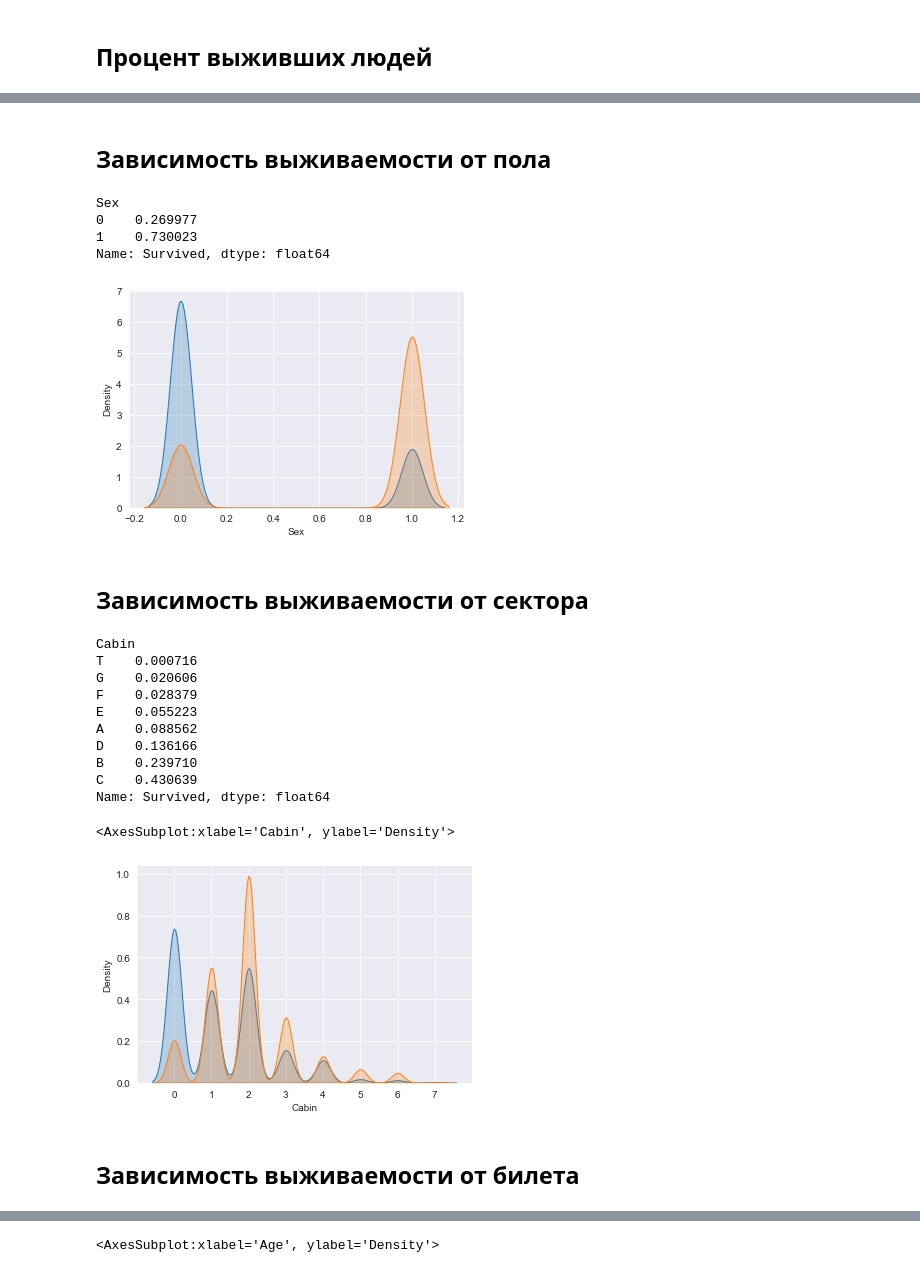
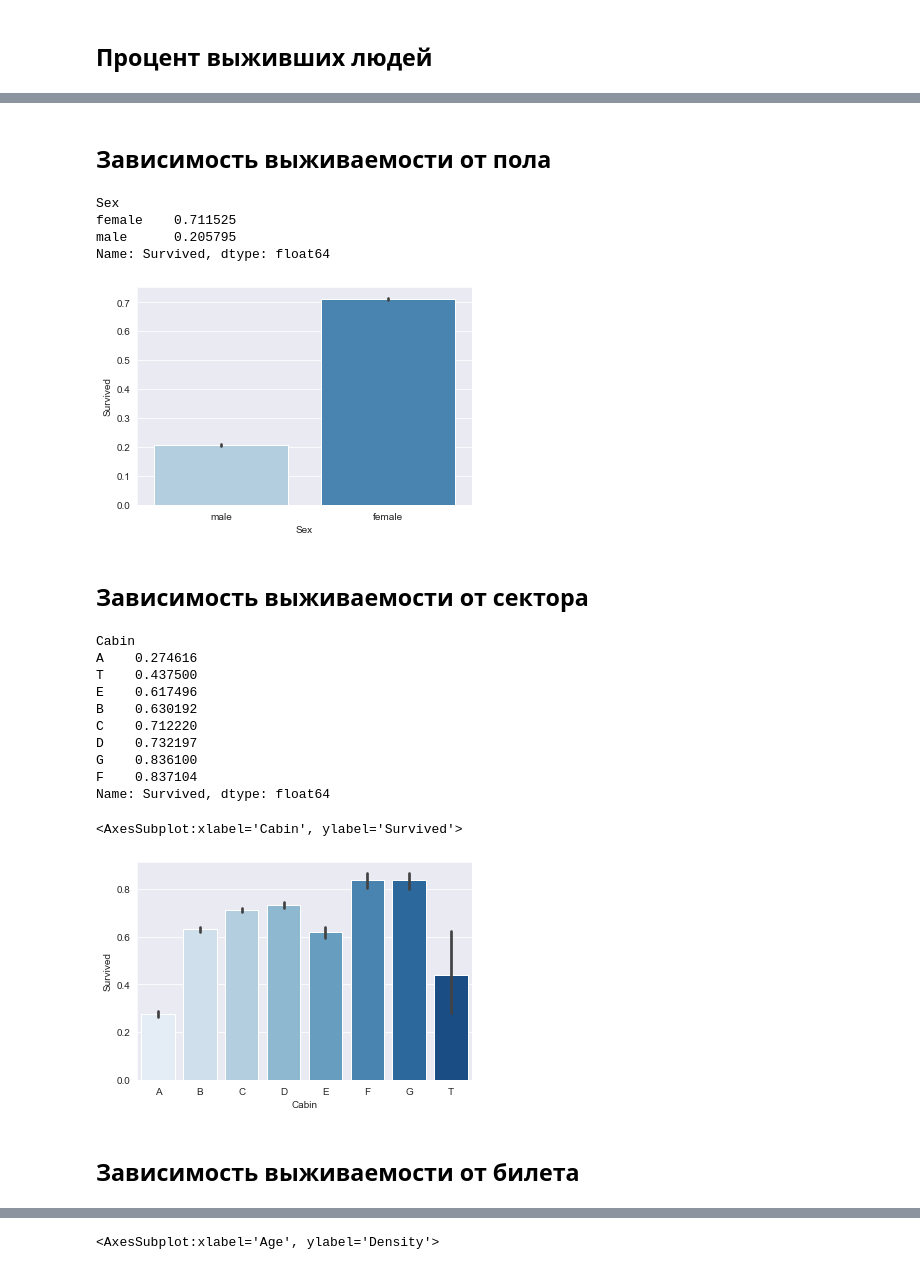
Before and after one commit to zappaz00/2_data_exploration, a Jupyter notebook: eda.ipynb, the cells around one changed output, grey strips where cells are left out. Drawn from its saved outputs; the diff is of its cells as text; code cells hidden in the pictures.

```diff
--- a/eda.ipynb
+++ b/eda.ipynb
@@ -168,45 +172,40 @@ titanic_data.Survived.sum() / titanic_data.shape[0]
 # %% [markdown]
-## Зависимость выживаемости от пола
+## Зависимость выживаемости от **пола**
 # %%
 titanic_data_sex = titanic_data.copy()
-titanic_data_sex.Sex = titanic_data_sex.Sex.replace({'male':0, 'female':1})
-sns.kdeplot(titanic_data_sex[titanic_data_sex.Survived==0].Sex, label='dead', shade=True)
-sns.kdeplot(titanic_data_sex[titanic_data_sex.Survived==1].Sex, label='alive', shade=True)
-
-titanic_data_sex.groupby('Sex').Survived.sum() / titanic_data.Survived.sum()
+sns.barplot(data=titanic_data_sex, x='Sex', y='Survived', palette = 'Blues')
+titanic_data_sex.groupby('Sex').Survived.mean()
 # %% [output]
 Sex
-0    0.269977
-1    0.730023
+female    0.711525
+male      0.205795
 Name: Survived, dtype: float64
-[figure, old version]
+[figure, new version]
 # %% [markdown]
-## Зависимость выживаемости от сектора
+## Зависимость выживаемости от **сектора**
 # %%
 titanic_data_cabin = titanic_data.copy()
 titanic_data_cabin = titanic_data_cabin[['Survived', 'Cabin']]
 titanic_data_cabin = titanic_data_cabin.dropna()
 titanic_data_cabin.Cabin = titanic_data_cabin.Cabin.apply(lambda s: s[0])
 
-titanic_data_cabin_ratio = titanic_data_cabin.groupby('Cabin').Survived.sum() / titanic_data_cabin.Survived.sum()
+titanic_data_cabin_ratio = titanic_data_cabin.groupby('Cabin').Survived.mean()
 print(titanic_data_cabin_ratio.sort_values())
 
-titanic_data_cabin.Cabin = titanic_data_cabin.Cabin.replace({'A':0, 'B':1, 'C':2, 'D':3, 'E':4, 'F':5, 'G':6, 'T':7})
-sns.kdeplot(titanic_data_cabin[titanic_data_cabin.Survived==0].Cabin, label='dead', shade=True)
-sns.kdeplot(titanic_data_cabin[titanic_data_cabin.Survived==1].Cabin, label='alive', shade=True)
+sns.barplot(data=titanic_data_cabin, x='Cabin', y='Survived', palette = 'Blues', order=['A', 'B', 'C', 'D', 'E', 'F', 'G', 'T'])
 # %% [output]
 Cabin
-T    0.000716
-G    0.020606
-F    0.028379
-E    0.055223
-A    0.088562
-D    0.136166
-B    0.239710
-C    0.430639
+A    0.274616
+T    0.437500
+E    0.617496
+B    0.630192
+C    0.712220
+D    0.732197
+G    0.836100
+F    0.837104
 Name: Survived, dtype: float64
-<AxesSubplot:xlabel='Cabin', ylabel='Density'>
+<AxesSubplot:xlabel='Cabin', ylabel='Survived'>
-[figure, old version]
+[figure, new version]
 # %% [markdown]
-## Зависимость выживаемости от билета
+## Зависимость выживаемости от **билета**
 # %%
```
Also changed, not shown: parts of 24 cells of this notebook.
